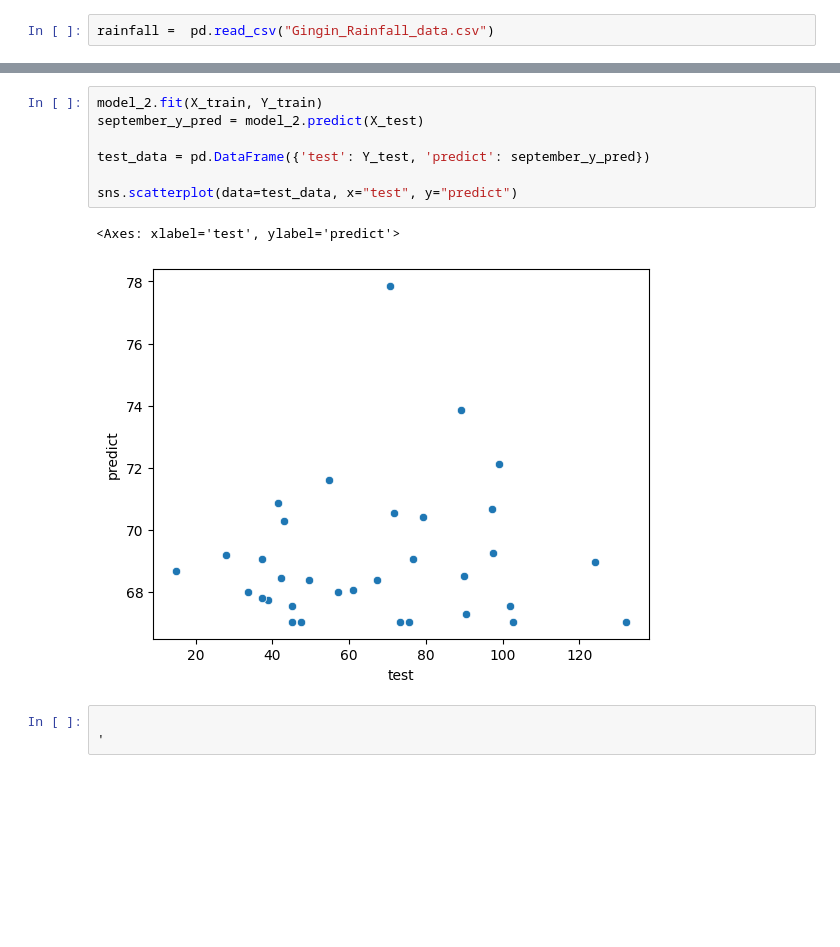
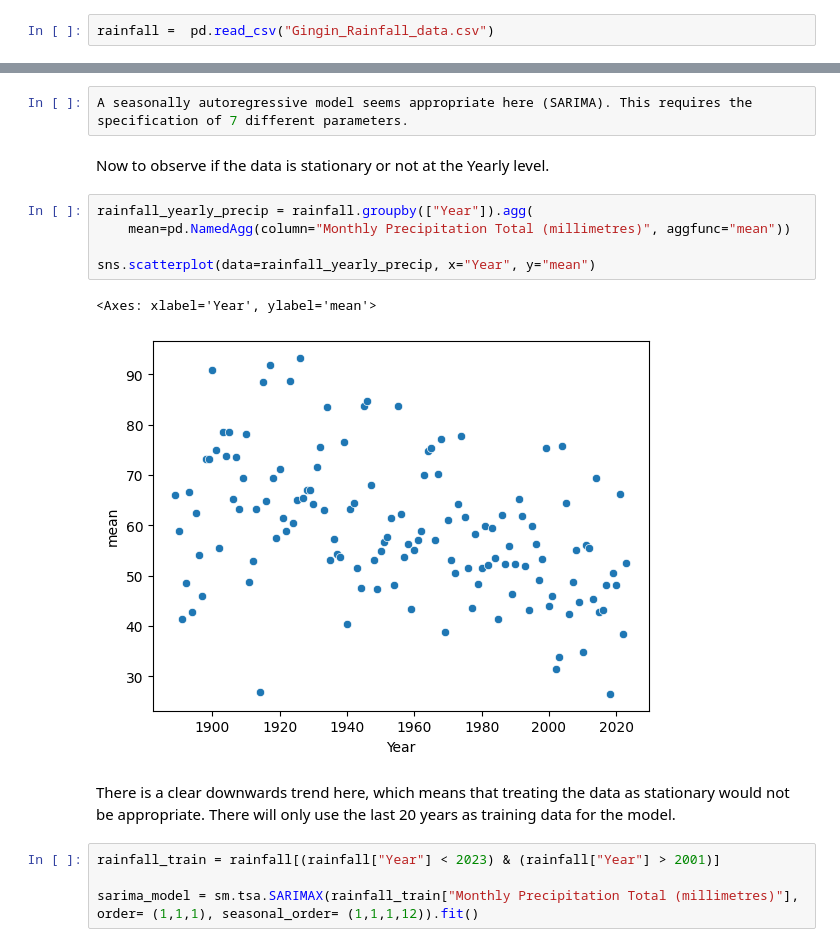
Before and after one commit to JordanBrown98/Gingin-WA-Rainfall-Analysis, a Jupyter notebook: Gingin_Analysis.ipynb, the cells around one changed output, grey strips where cells are left out. Saved outputs shown, nothing was run; the diff lists cells and outputs as text; blank space fills up the shorter version.

```diff
--- a/Gingin_Analysis.ipynb
+++ b/Gingin_Analysis.ipynb
@@ -147,13 +23,18 @@ model_2 = linear_model.LinearRegression()
-# %%
-model_2.fit(X_train, Y_train)
-september_y_pred = model_2.predict(X_test)
-
-test_data = pd.DataFrame({'test': Y_test, 'predict': september_y_pred})
-
-sns.scatterplot(data=test_data, x="test", y="predict")
-# %% [output]
-<Axes: xlabel='test', ylabel='predict'>
-[figure, removed]
-# %%
-
-'
+# %%
+A seasonally autoregressive model seems appropriate here (SARIMA). This requires the specification of 7 different parameters.
+# %% [markdown]
+Now to observe if the data is stationary or not at the Yearly level.
+# %%
+rainfall_yearly_precip = rainfall.groupby(["Year"]).agg(
+    mean=pd.NamedAgg(column="Monthly Precipitation Total (millimetres)", aggfunc="mean"))
+
+sns.scatterplot(data=rainfall_yearly_precip, x="Year", y="mean")
+# %% [output]
+<Axes: xlabel='Year', ylabel='mean'>
+[figure, added]
+# %% [markdown]
+There is a clear downwards trend here, which means that treating the data as stationary would not be appropriate. There will only use the last 20 years as training data for the model.
+# %%
+rainfall_train = rainfall[(rainfall["Year"] < 2023) & (rainfall["Year"] > 2001)]
+
+sarima_model = sm.tsa.SARIMAX(rainfall_train["Monthly Precipitation Total (millimetres)"], order= (1,1,1), seasonal_order= (1,1,1,12)).fit()
```
Also changed, not shown: parts of 28 cells of this notebook.
